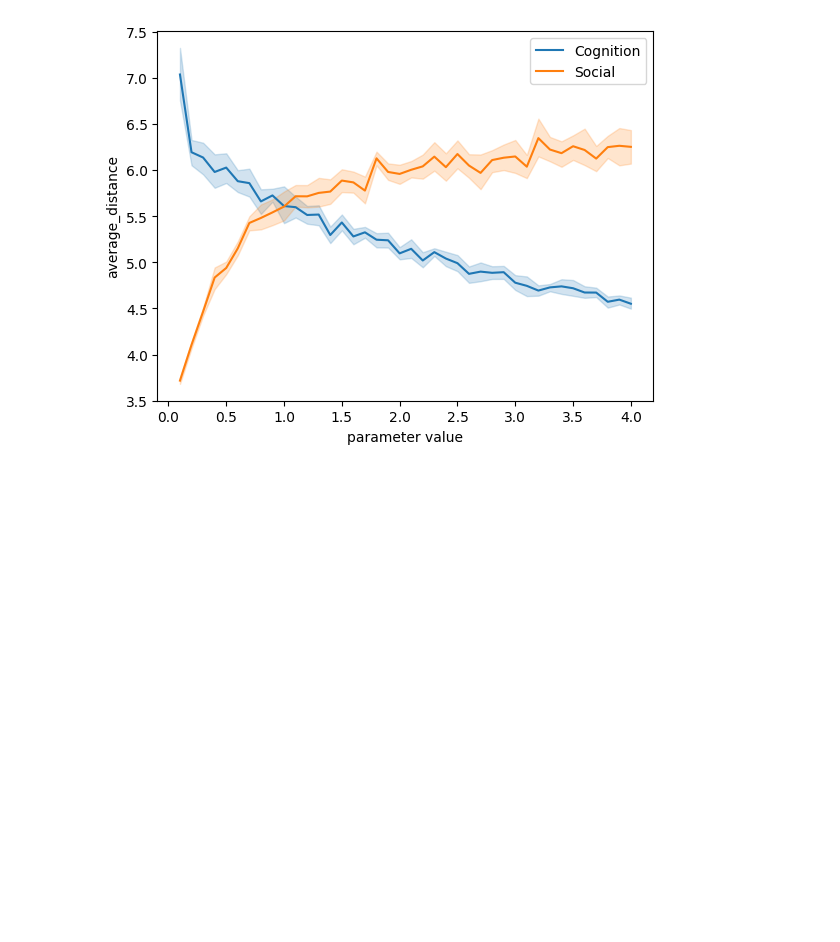
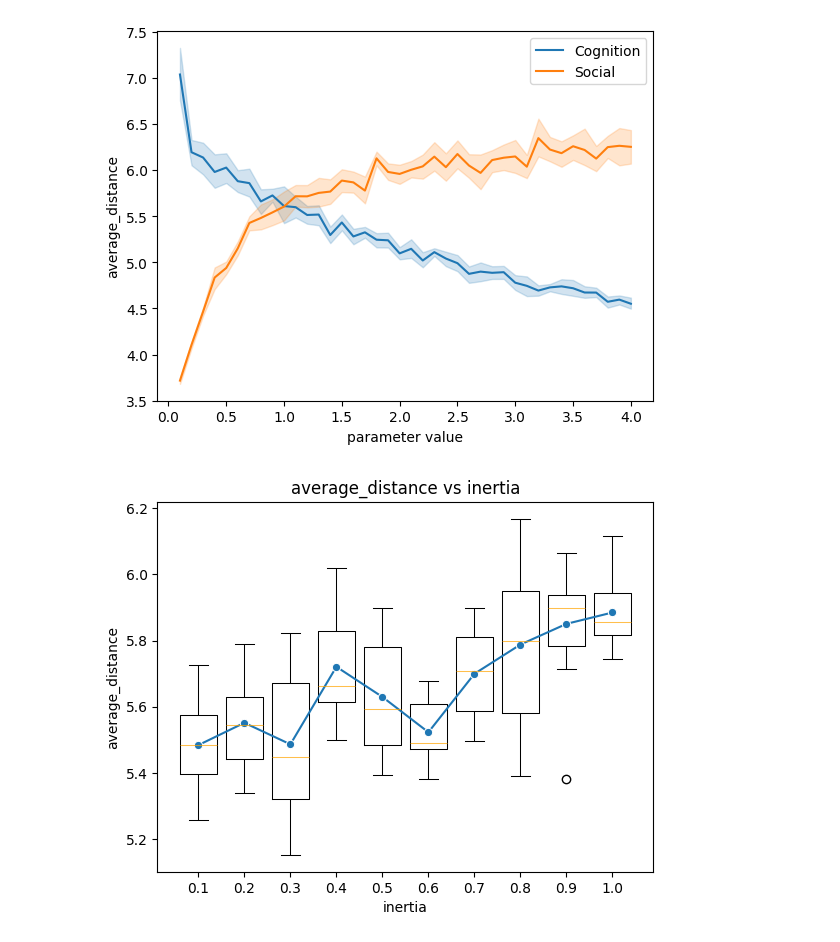
Before and after one commit to raustin9/ParticleSwarmVis, a Jupyter notebook: graphs.ipynb, the cells around one changed output. Cells and saved outputs as stored; diff of their text form; code cells hidden in the pictures; blank space fills up the shorter version.

Commit message:
boxplot

```diff
--- a/graphs.ipynb
+++ b/graphs.ipynb
@@ -85,3 +85,18 @@ ax.set_ylabel('average_distance')
 plt.savefig(f'figures/cognition_social.png')
 # %% [output]
 [figure]
+# %%
+df = data.loc[bounds['inertia']['start']:bounds['inertia']['stop']].reset_index()
+means = []
+
+for i in [x/10 for x in range(1, 11)]:
+    means.append([str(i), df[df['inertia'] == i]['average_distance'].mean()])
+m = pd.DataFrame(means, columns=['parameter', 'mean'])
+
+ax = sns.boxplot(data=df, x='inertia', y='average_distance', fill=False, color='black', medianprops=dict(color="orange", alpha=0.7), linewidth=0.75)
+ax1 = sns.lineplot(data=m, x='parameter', y='mean', marker='o')
+
+ax.set_title('average_distance vs inertia')
+plt.savefig('figures/boxplot_inertia.png')
+# %% [output]
+[figure, added]
```
Also changed, not shown: 1 other file.
